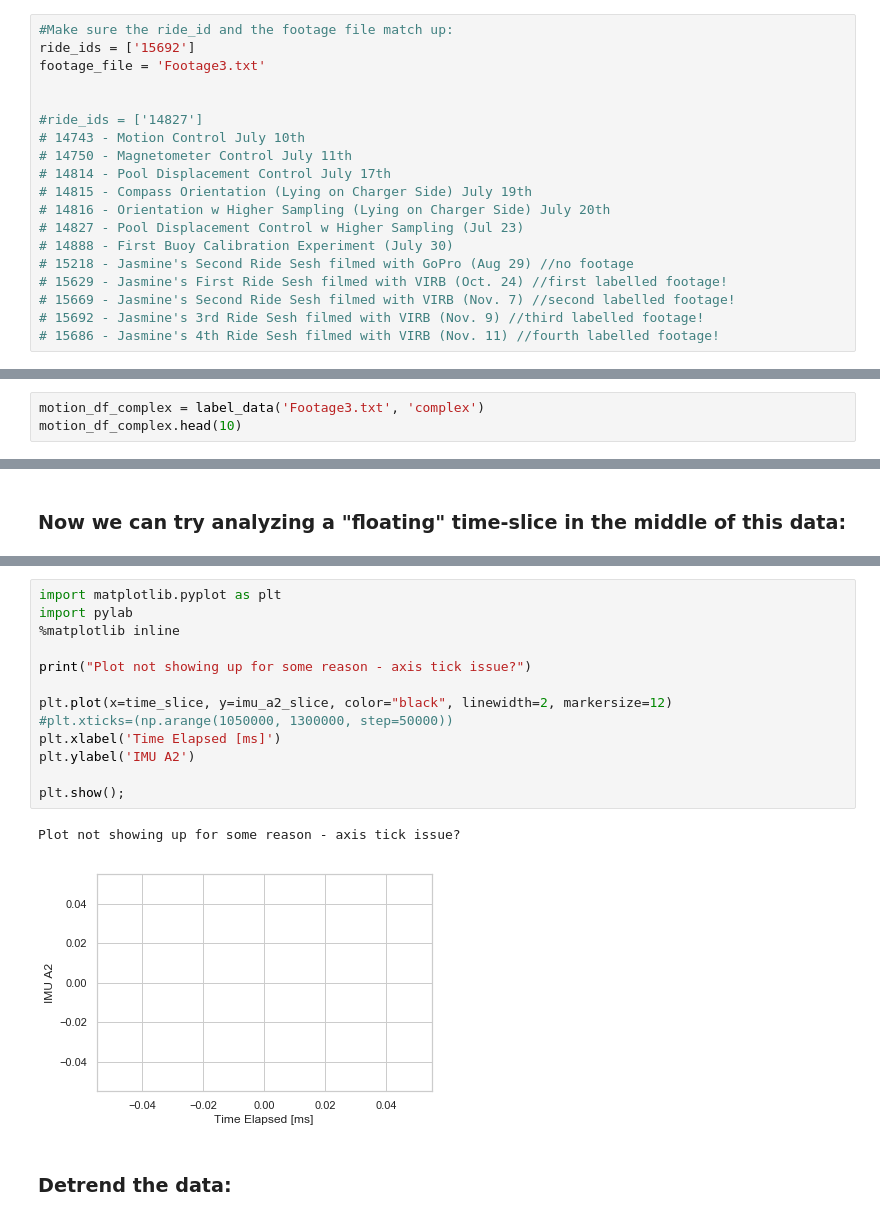
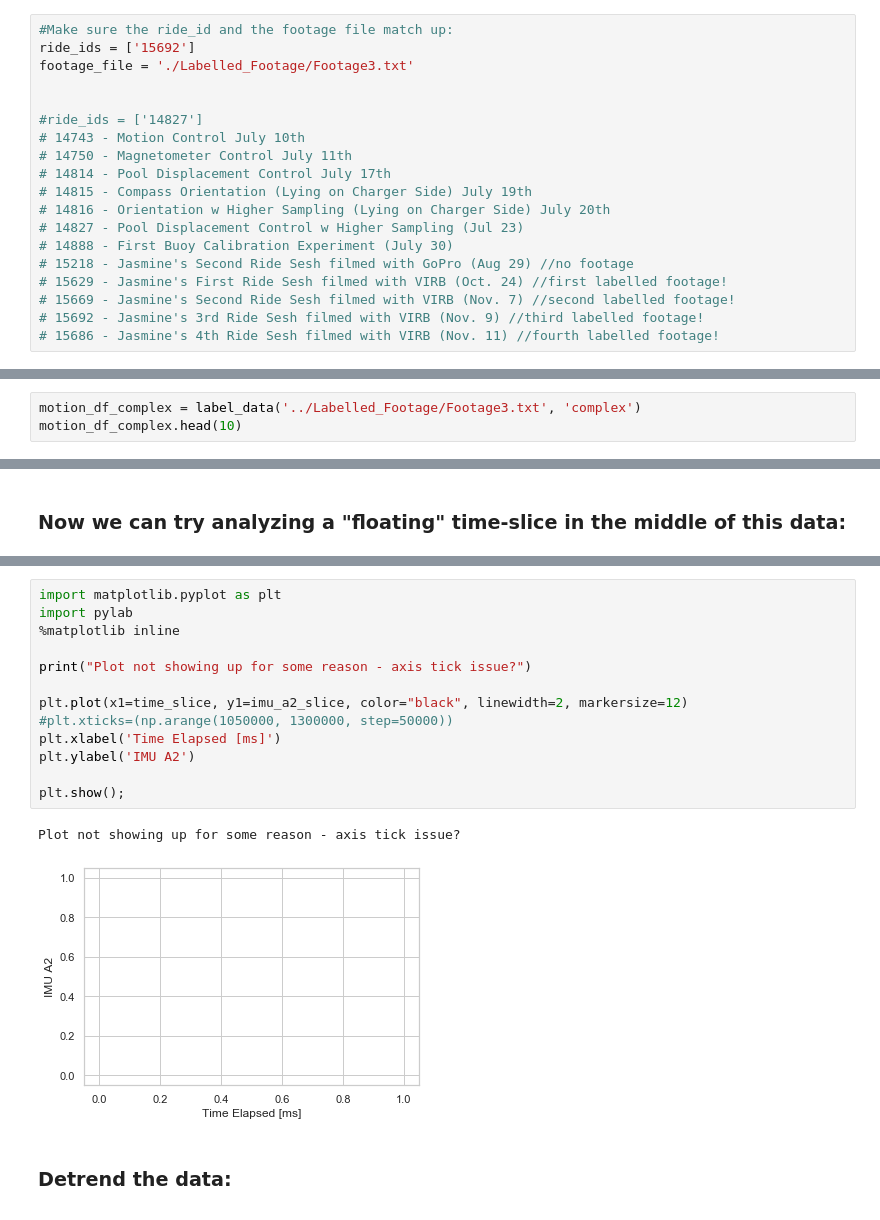
Before and after one commit to UCSD-E4E/Smartfin, a Jupyter notebook: Labelled_IMU_Data/Label_IMU_Data.ipynb, the cells around one changed output, grey strips where cells are left out. Cells and saved outputs as stored; diff of their text form.

```diff
--- a/Labelled_IMU_Data/Label_IMU_Data.ipynb
+++ b/Labelled_IMU_Data/Label_IMU_Data.ipynb
@@ -49,7 +49,7 @@ import requests
 # %%
 #Make sure the ride_id and the footage file match up:
 ride_ids = ['15692']
-footage_file = 'Footage3.txt'
+footage_file = './Labelled_Footage/Footage3.txt'
 
 
 #ride_ids = ['14827']
@@ -376,4 +413,4 @@ motion_df_simple.head(10)
 # %%
-motion_df_complex = label_data('Footage3.txt', 'complex')
+motion_df_complex = label_data('../Labelled_Footage/Footage3.txt', 'complex')
 motion_df_complex.head(10)
 # %% [output]
@@ -631,19 +670,19 @@ for time in imu_a2_time_dict:
 # %%
 import matplotlib.pyplot as plt
 import pylab
 %matplotlib inline
 
 print("Plot not showing up for some reason - axis tick issue?")
 
-plt.plot(x=time_slice, y=imu_a2_slice, color="black", linewidth=2, markersize=12)
+plt.plot(x1=time_slice, y1=imu_a2_slice, color="black", linewidth=2, markersize=12)
 #plt.xticks=(np.arange(1050000, 1300000, step=50000))
 plt.xlabel('Time Elapsed [ms]')
 plt.ylabel('IMU A2')
 
 plt.show();
 # %% [output]
 Plot not showing up for some reason - axis tick issue?
-[figure, old version]
+[figure, new version]
 # %% [markdown]
 ### Detrend the data:
 # %%
```
Also changed, not shown: parts of 16 cells of this notebook, 2 other files.
